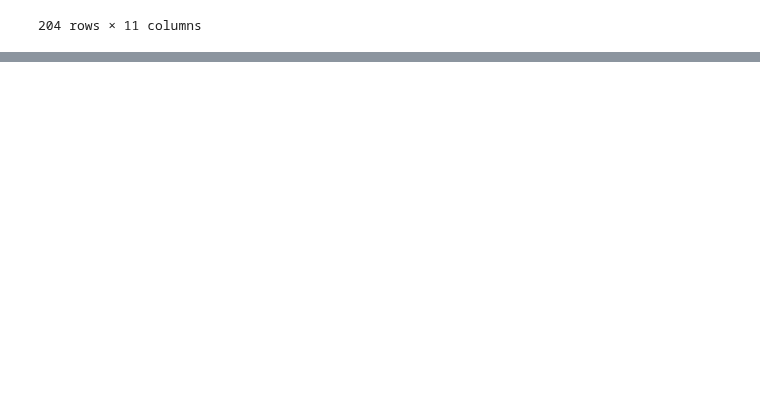
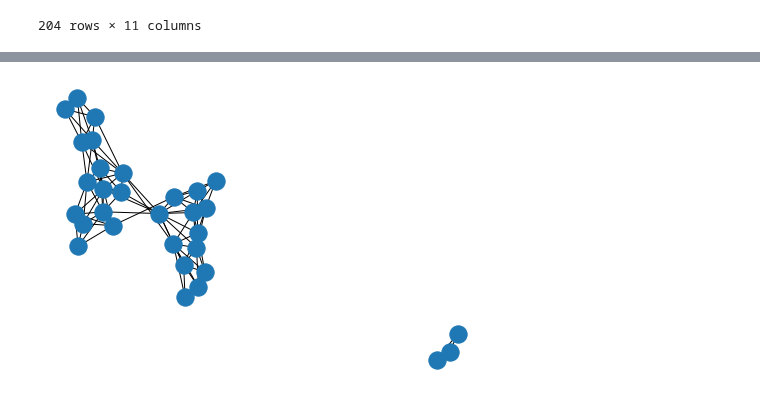
Before and after one commit to flurinh/mt, a Jupyter notebook: GraphProcessor.ipynb, the cells around one changed output, grey strips where cells are left out. Saved outputs shown, nothing was run; the diff lists cells and outputs as text; code cells hidden in the pictures; blank space fills up the shorter version.

```diff
--- a/GraphProcessor.ipynb
+++ b/GraphProcessor.ipynb
@@ -619,3 +768,8 @@ nx.draw(g)
+# %%
+g = to_networkx(gp.d[0], to_undirected=True)
+nx.draw(g)
+# %% [output]
+[figure, added]
 # %%
 len(gp.d)
 # %%
```
Also changed, not shown: parts of 25 cells of this notebook.
